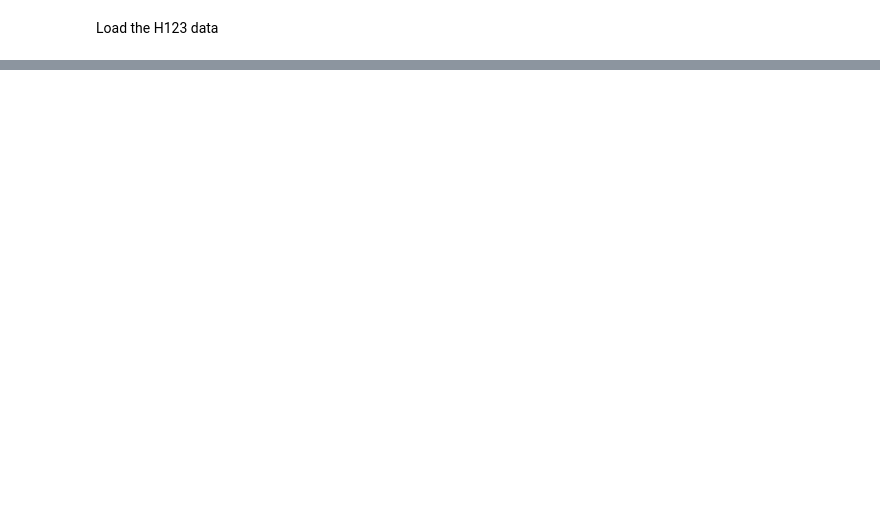
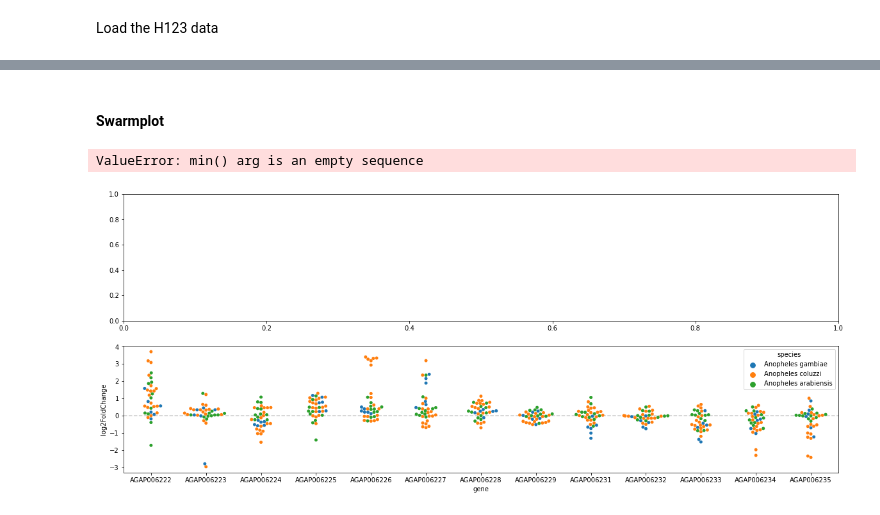
Before and after one commit to sanjaynagi/locusPocus, a Jupyter notebook: workflow/notebooks/Figure1 - GWSS, diagram, expression.ipynb, the cells around one changed output, grey strips where cells are left out. Drawn from its saved outputs; the diff is of its cells as text; code cells hidden in the pictures; blank space fills up the shorter version.

```diff
--- a/workflow/notebooks/Figure1 - GWSS, diagram, expression.ipynb
+++ b/workflow/notebooks/Figure1 - GWSS, diagram, expression.ipynb
@@ -427,24 +436,29 @@ NameError: name 'plt' is not defined
+# %% [markdown]
+#### Swarmplot
 # %%
-# fig, ax = plt.subplots(2,1, figsize=[20,8])
-# my_pal = {"gambiae": "indianred", "coluzzi": "dodgerblue", "arabiensis":"limegreen"}
-# ax[1].axhline(0, ls='--', c='grey', alpha=0.4)
-# sns.swarmplot(ax=ax[1], data=expr, x='gene', y='FC', hue='species', palette=a)
-# for i, sp in enumerate(sps):
-#     sns.boxplot(showmeans=True,
-#             meanline=True,
-#             meanprops={'color': a[i], 'ls': '--', 'lw': 3, 'alpha':0.9},
-#             medianprops={'visible': False},
-#             whiskerprops={'visible': False},
-#             zorder=10,
-#             x="gene",
-#             y="FC",
-#             data=expr.query(f"species == '{sp}'"),
-#             showfliers=False,
-#             showbox=False,
-#             showcaps=False,
-#             ax=ax[1])
+fig, ax = plt.subplots(2,1, figsize=[20,8])
+my_pal = {"gambiae": "indianred", "coluzzi": "dodgerblue", "arabiensis":"limegreen"}
+ax[1].axhline(0, ls='--', c='grey', alpha=0.4)
+sns.swarmplot(ax=ax[1], data=expr_df, x='gene', y='log2FoldChange', hue='species', palette=a)
+for i, sp in enumerate(sps):
+    sns.boxplot(showmeans=True,
+            meanline=True,
+            meanprops={'color': a[i], 'ls': '--', 'lw': 3, 'alpha':0.9},
+            medianprops={'visible': False},
+            whiskerprops={'visible': False},
+            zorder=10,
+            x="gene",
+            y="log2FoldChange",
+            data=expr_df.query(f"species == '{sp}'"),
+            showfliers=False,
+            showbox=False,
+            showcaps=False,
+            ax=ax[1])
 
-# ax[1].tick_params(axis="y", labelsize=16)
-# ax[1].tick_params(axis="x", labelsize=16)
-# ax[1].set_ylabel("Log2 Fold Change", fontsize=16)
-# plt.xticks(rotation=90)
+ax[1].tick_params(axis="y", labelsize=16)
+ax[1].tick_params(axis="x", labelsize=16)
+ax[1].set_ylabel("Log2 Fold Change", fontsize=16)
+plt.xticks(rotation=90)
+# %% [output]
+ValueError: min() arg is an empty sequence
+[figure, added]
```
Also changed, not shown: parts of 24 cells of this notebook, 16 other files.
